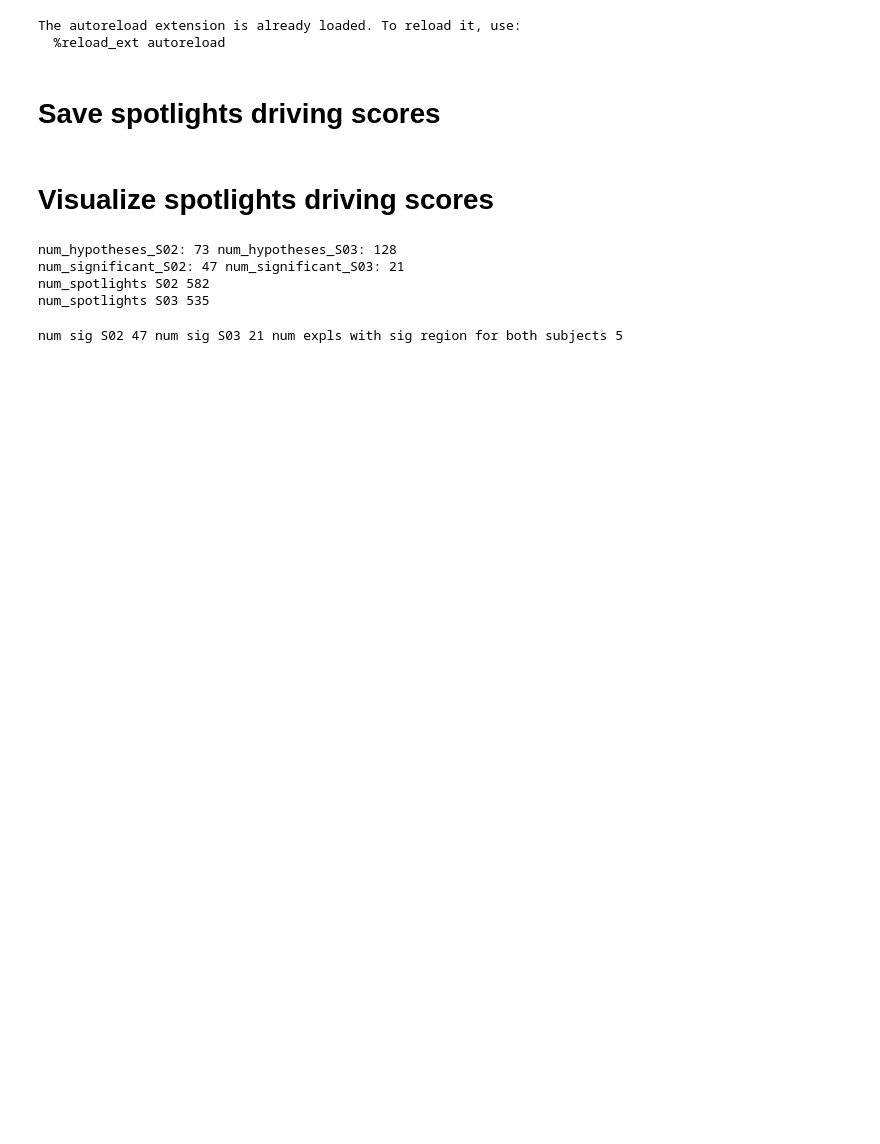
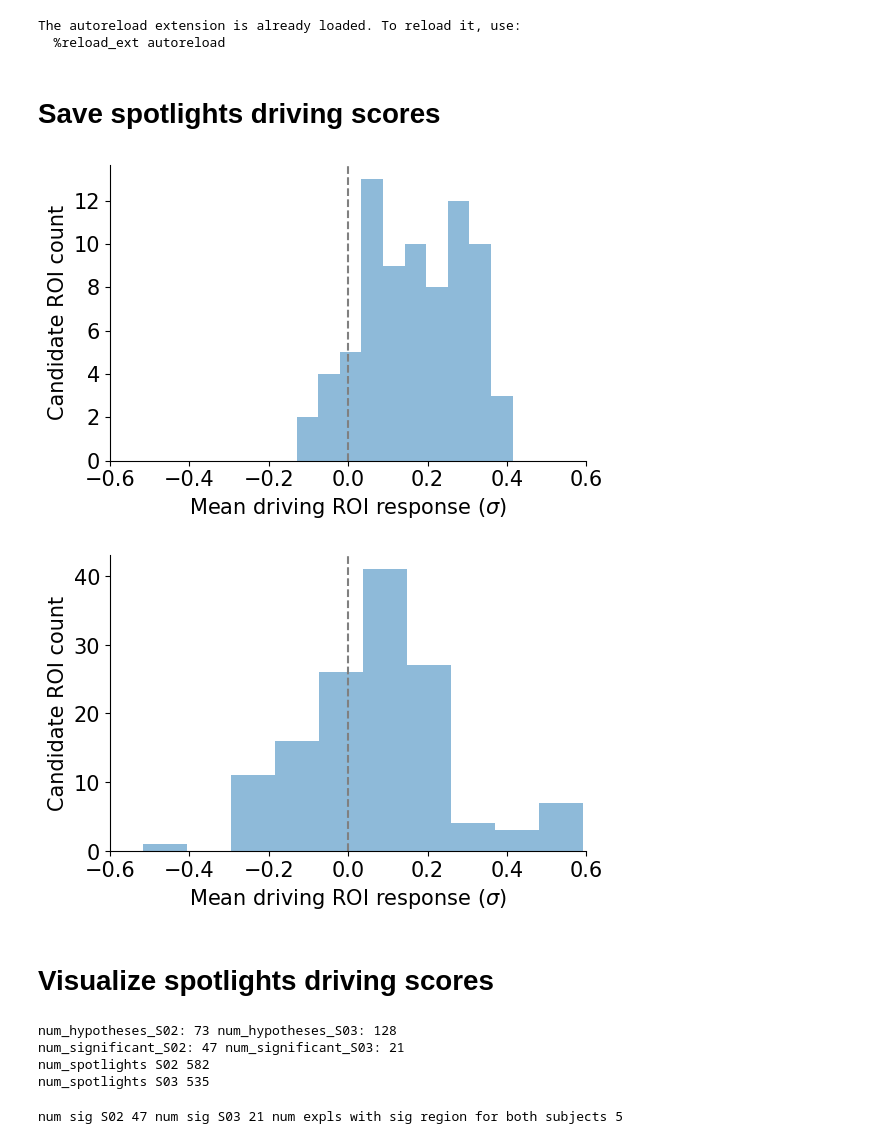
Before and after one commit to microsoft/automated-explanations, a Jupyter notebook: notebooks_stories/2_analyze/06_gemv_spotlights.ipynb, the cells around one changed output. Drawn from its saved outputs; the diff is of its cells as text; code cells hidden in the pictures; blank space fills up the shorter version.

Commit message:
update qa plots

```diff
--- a/notebooks_stories/2_analyze/06_gemv_spotlights.ipynb
+++ b/notebooks_stories/2_analyze/06_gemv_spotlights.ipynb
@@ -100,6 +100,8 @@ for subject in ['S02', 'S03']:
     # flatmaps = []
     zscores = []
     pvals = []
+    # drop rows where df['spotlight_idx'] is empty
+    df = df[df['spotlight_idx'].map(len) > 0]
     for i in range(len(df)):
         row = df.iloc[i]
         driving_score = []
@@ -124,39 +126,43 @@ for subject in ['S02', 'S03']:
     # df['flatmap'] = flatmaps
 
     d = {
-        k: np.concatenate(df[k])
+        k: np.concatenate(df[k].values)
         for k in ['explanation', 'spotlight_idx', 'driving_score', 'zscore', 'pval']
     }
     df_spotlights = pd.DataFrame(d)
     d_rep = df.explode('spotlight_idx')
     d_rep = d_rep[~d_rep['spotlight_idx'].isna()]
     for k in ['name']:  # , 'flatmap']:
         df_spotlights[k] = d_rep[k].values
 
     # all_driving_scores = np.concatenate(df['driving_score'].values).flatten()
     plot_val = 'driving_score'
     # plot_val = 'pval'
     plt.figure(figsize=(6, 4))
     plt.hist(df_spotlights[plot_val], alpha=0.5)
     plt.xlim(-0.6, 0.6)
     # avg = np.mean(df_spotlights[plot_val])
     # plt.axvline(avg, color='black')
     # annotate with mean
     # plt.text(avg + 0.01, 10, f'mean={avg:.2f}', color='black')
     # median = np.median(df_spotlights[plot_val])
     # plt.axvline(median, color='red')
     plt.axvline(0, color='gray', linestyle='--')
     # annotate with median
     # plt.text(median + 0.01, 10, f'median={median:.2f}', color='red')
     # plt.xlabel(f'GEM-V {plot_val} ($\sigma$)')
-    plt.xlabel('Mean driving spotlight response ($\sigma$)')
-    plt.ylabel(f'{subject} spotlight count')
+    plt.xlabel('Mean driving ROI response ($\sigma$)')
+    plt.ylabel(f'Candidate ROI count')
     # plt.title(subject)
     plt.tight_layout()
-    plt.savefig(f'spotlights_driving_scores_{subject}.pdf')
+    plt.savefig(f'spotlights/spotlights_driving_scores_{subject}.pdf')
     plt.show()
     # plt.axvline(np.mean(all_driving_scores), color='red')
-    df_spotlights.to_pickle(f'spotlights_driving_scores_{subject}.pkl')
+    df_spotlights.to_pickle(
+        f'spotlights/spotlights_driving_scores_{subject}.pkl')
+# %% [output]
+[figure, added]
+[figure, added]
 # %% [markdown]
 # Visualize spotlights driving scores
 # %%
```
Also changed, not shown: parts of 7 cells of this notebook, 5 other files.
